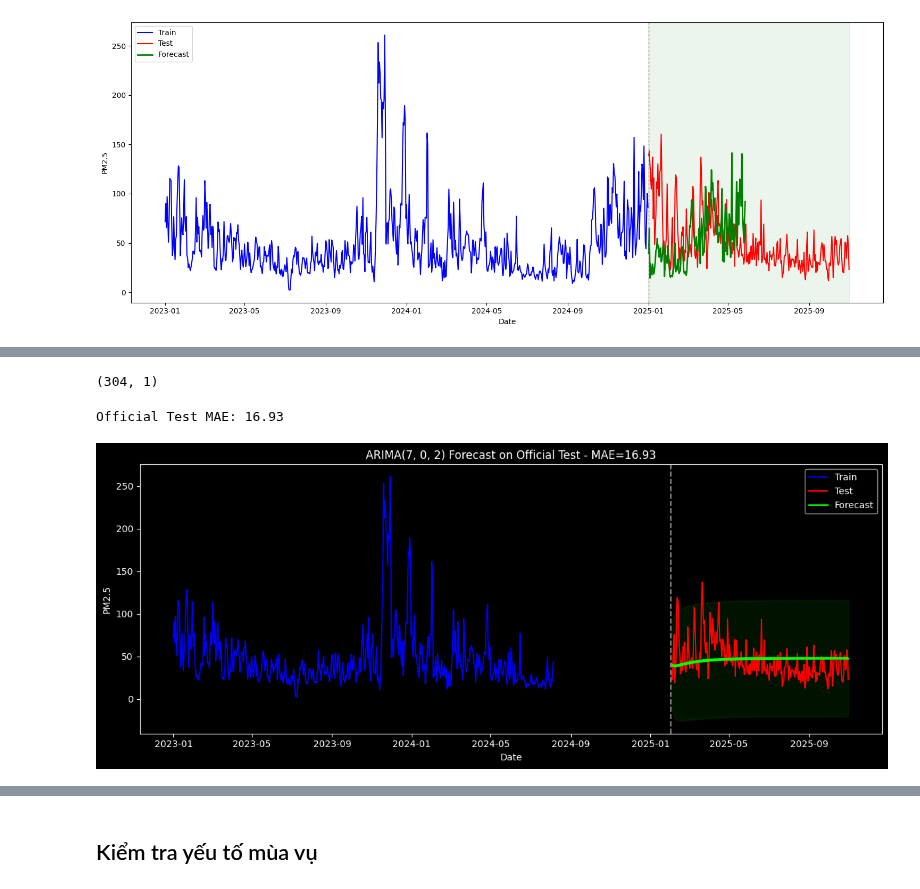
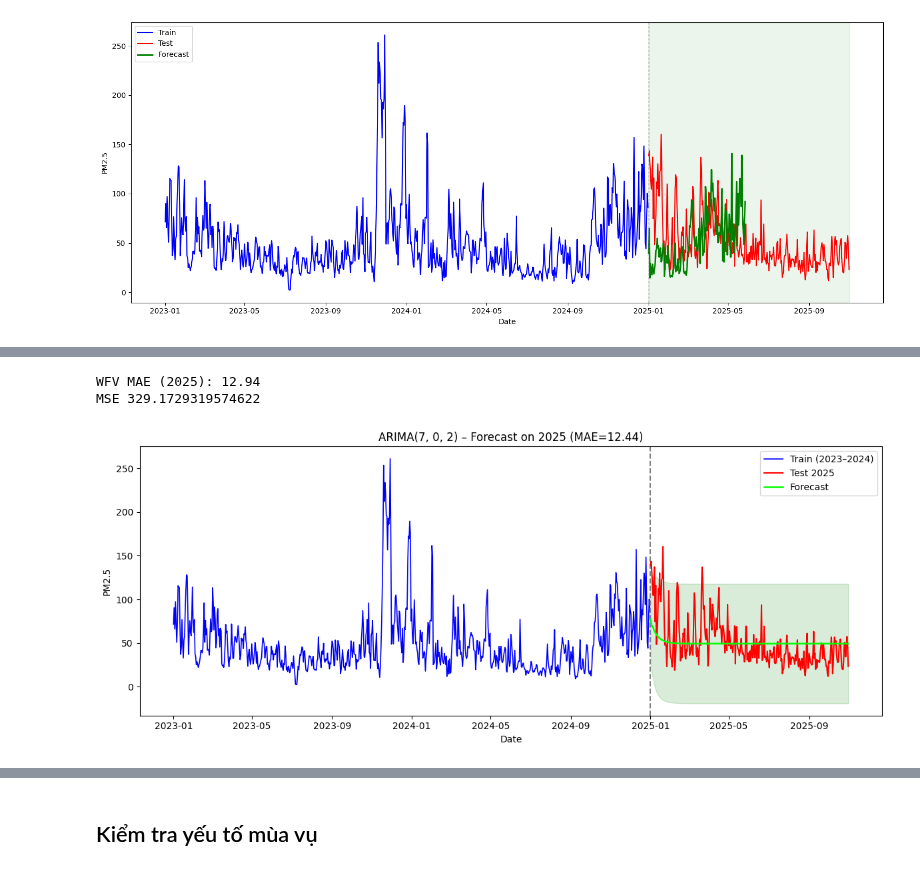
Before and after one commit to HoangHumg1210/Air_Quality-Analysis_HN, a Jupyter notebook: src/Models.ipynb, the cells around one changed output, grey strips where cells are left out. Drawn from its saved outputs; the diff is of its cells as text; code cells hidden in the pictures.

Commit message:
Start ARIMA

```diff
--- a/src/Models.ipynb
+++ b/src/Models.ipynb
@@ -593,56 +402,37 @@ plt.show()
-# %%
-
-# Đọc file test
-df_test = pd.read_csv(r"E:\Document\PROJECT_1\data\data_test.csv")
-
-# Chuẩn hóa cột thời gian
-df_test['Local Time'] = pd.to_datetime(df_test['Local Time'])
-df_test = df_test.set_index('Local Time').sort_index()
-
-# Lấy cột PM2.5, trung bình theo ngày, nội suy giá trị thiếu
-df_pm25_test = df_test[['PM25']].resample('D').mean().asfreq('D').interpolate()
-
-df_pm25_test.shape
-# %% [output]
-(304, 1)
+# %%
+mae_wfv = mean_absolute_error(y_test, y_pred)
+print("WFV MAE (2025):", round(mae_wfv, 2))
+mse_wfv = mean_squared_error(y_test, y_pred)
+print(f'MSE {mse_wfv}') ######
+# %% [output]
+WFV MAE (2025): 12.94
+MSE 329.1729319574622
 # %%
-# Mô hình tốt nhất đã chọn
+hist = df_pm25.copy()
+test = df_pm25_test.copy()
 best_order = (7, 0, 2)
 
-# Huấn luyện mô hình trên toàn bộ dữ liệu TRAIN
-model = ARIMA(df_pm25_train, order=best_order).fit()
+best_order = (7, 0, 2)
+model = ARIMA(hist, order=best_order,
+              enforce_stationarity=False,
+              enforce_invertibility=False).fit()
 
-# Dự báo với độ dài bằng test mới
-steps = len(df_pm25_test)
-forecast_result = model.get_forecast(steps=steps)
-y_pred = forecast_result.predicted_mean
-y_pred.index = df_pm25_test.index
-ci = forecast_result.conf_int(alpha=0.05)
-ci.index = df_pm25_test.index
+# 3) Dự báo đúng độ dài test 2025
+steps = len(test)
+fc = model.get_forecast(steps=steps)
+y_pred = pd.Series(fc.predicted_mean, index=test.index)
+ci = fc.conf_int(alpha=0.05)
+ci.index = test.index
 
-# MAE trên tập test chính thức
-mae_test = mean_absolute_error(df_pm25_test, y_pred)
-print("Official Test MAE:", round(mae_test, 2))
 
-plt.style.use('dark_background')
+# 5) Vẽ
 plt.figure(figsize=(12,5))
-
-# Train
-plt.plot(df_pm25_train.index, df_pm25_train, color='blue', label='Train', linewidth=1.3)
-
-# Test thật
-plt.plot(df_pm25_test.index, df_pm25_test, color='red', label='Test', linewidth=1.5)
-
-# Forecast
-plt.plot(y_pred.index, y_pred, color='lime', label='Forecast', linewidth=1.8)
+plt.plot(hist.index, hist.values, label='Train (2023–2024)', color='blue', linewidth=1.2)
+plt.axvline(test.index[0], color='gray', ls='--')
+plt.plot(test.index, test.values, label='Test 2025', color='red', linewidth=1.5)
+plt.plot(y_pred.index, y_pred.values, label='Forecast', color='lime', linewidth=1.8)
 plt.fill_between(ci.index, ci.iloc[:,0], ci.iloc[:,1], color='green', alpha=0.15)
-
-plt.axvline(df_pm25_test.index[0], color='gray', linestyle='--')
-plt.title(f"ARIMA{best_order} Forecast on Official Test - MAE={mae_test:.2f}")
-plt.xlabel("Date"); plt.ylabel("PM2.5")
-plt.legend(loc='upper right')
-plt.tight_layout()
-plt.show()
+plt.title(f"ARIMA{best_order} – Forecast on 2025 (MAE={mae:.2f})")
+plt.xlabel("Date"); plt.ylabel("PM2.5"); plt.legend(); plt.tight_layout(); plt.show()
 # %% [output]
-Official Test MAE: 16.93
-[figure, old version]
+[figure, new version]
```
Also changed, not shown: parts of 22 cells of this notebook, 6 other files.
